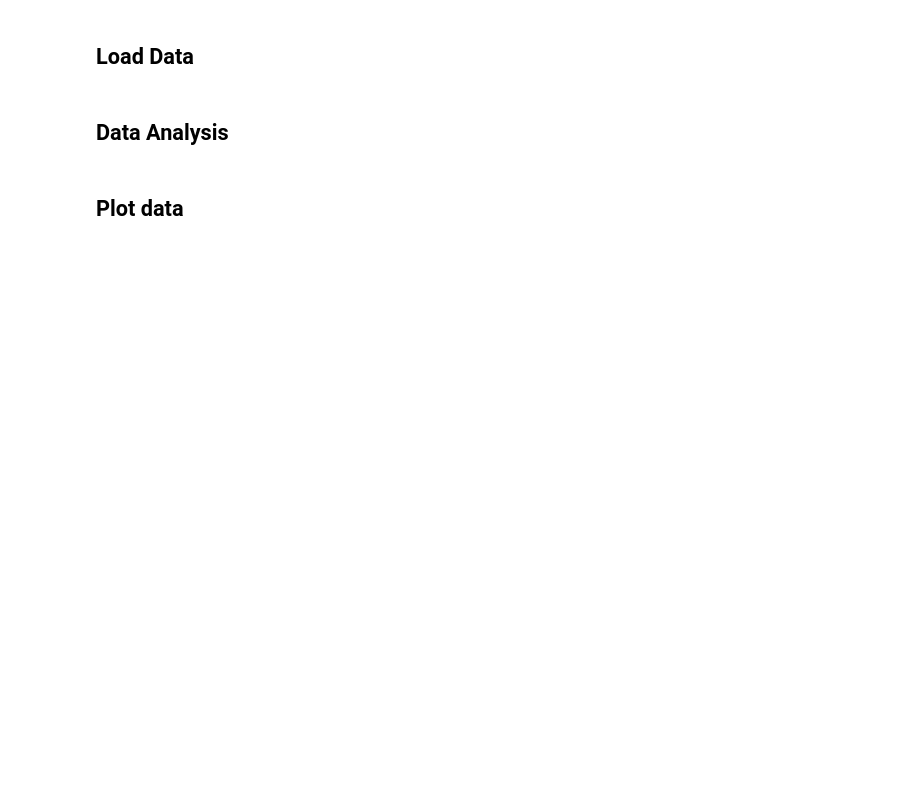
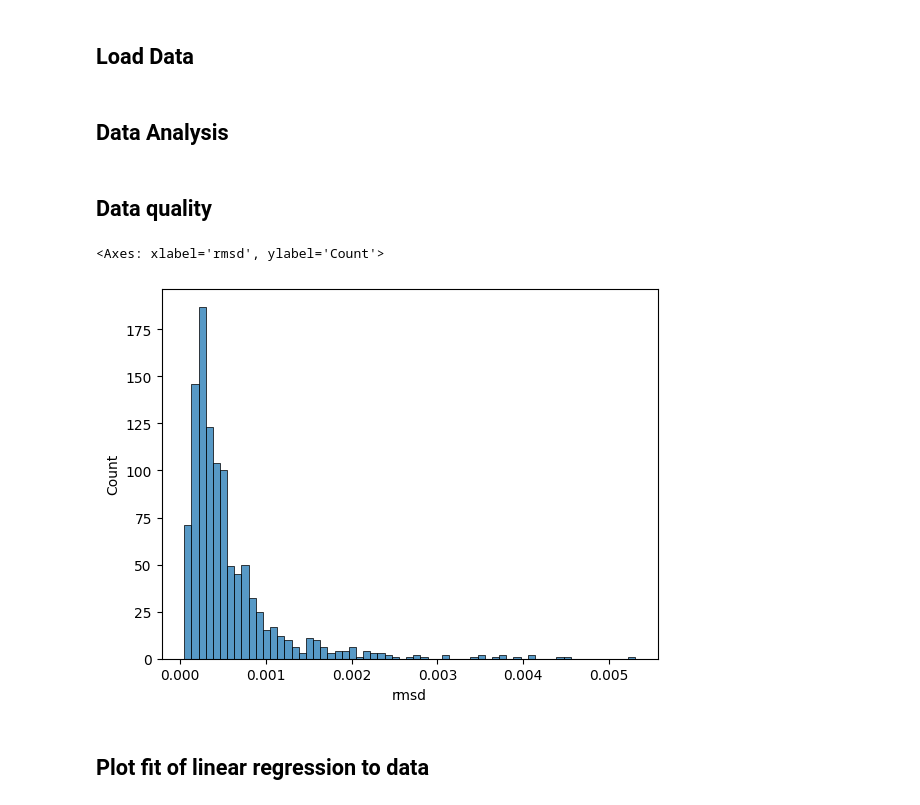
Before and after one commit to gauthierscience/beta-lac-design-orig, a Jupyter notebook: analysis_scripts/biochem_ampicillin.ipynb, the cells around one changed output. Cells and saved outputs as stored; diff of their text form; code cells hidden in the pictures; blank space fills up the shorter version.

```diff
--- a/analysis_scripts/biochem_ampicillin.ipynb
+++ b/analysis_scripts/biochem_ampicillin.ipynb
@@ -84,16 +85,13 @@ narrow_df = FHS.add_manuscript_name_to_df(
 # %% [markdown]
 ## Data Analysis
 # %%
-#############################
-#                           #
-#                           #
-#        FUNCTiONS          #
-#                           #
-#                           #
-#############################
+##############################################################
+### Sliding window linear regression and rmsd calculation ####
+##############################################################
+
 def calculate_rmsd(slope, intersect, actual_x_values, actual_y_values):
     '''
-    calculate the rmsd between predicted and actual values
+    calculate the rmsd between predicted values (linear regression) and actual values
     '''
     predicted_values = []
     for actual_x in actual_x_values:
@@ -165,8 +163,20 @@ def window_linear_regression(narrow_df, window_size=5):
                 lin_reg_data.append(value)
     toreturn = pd.DataFrame.from_dict(lin_reg_data)
     return toreturn
+
+
+def get_best_slopes_df(df, rmsd_cutoff):
+    tmpdf = df[df.rmsd <= rmsd_cutoff].reset_index(drop=True)
+    return tmpdf.loc[tmpdf.groupby(['manuscript_name', 'rep_num']).slope.idxmin()].reset_index(drop=True)
 # %%
 #Perform a linear regression of size 5 across every timepoint
 amp_lr_win5_df = window_linear_regression(narrow_df, window_size=5)
+# %% [markdown]
+## Data quality
+# %%
+sns.histplot(amp_lr_win5_df, x='rmsd')
+# %% [output]
+<Axes: xlabel='rmsd', ylabel='Count'>
+[figure, added]
 # %% [markdown]
-## Plot data
+## Plot fit of linear regression to data
```
Also changed, not shown: parts of 7 cells of this notebook, 18 other files.
